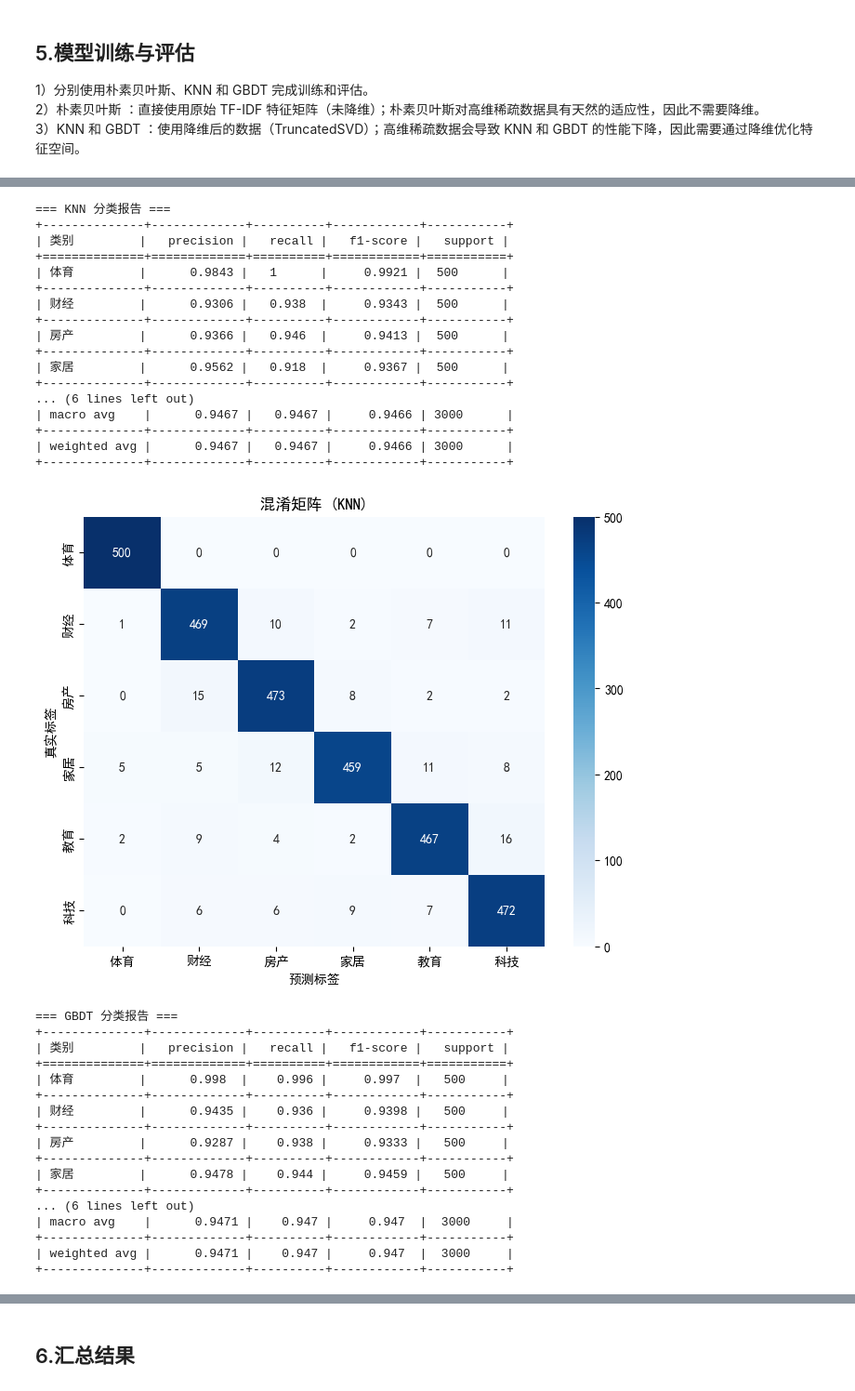
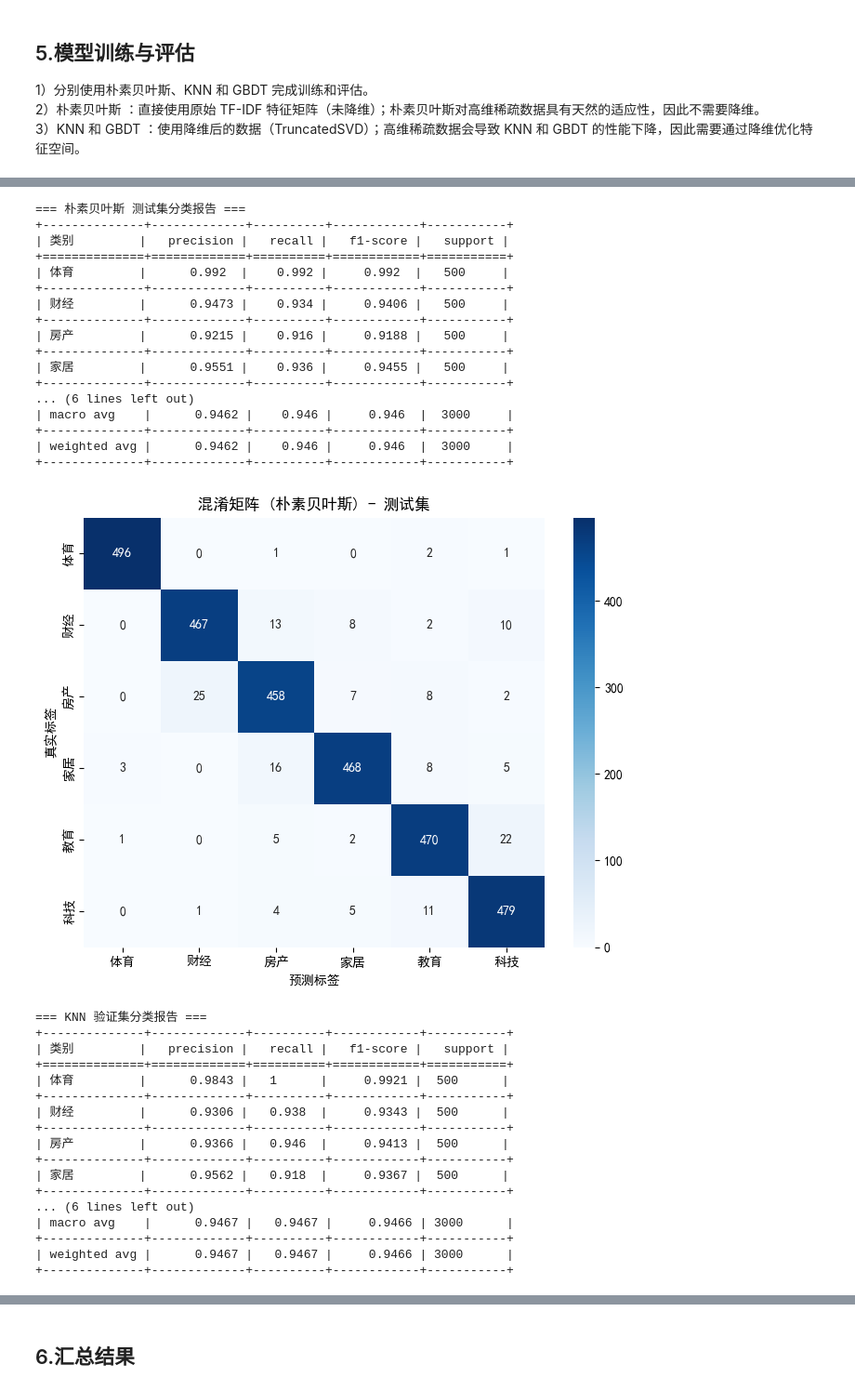
Before and after one commit to W-xinran/chinese-text-classification, a Jupyter notebook: chinese-text-classification.ipynb, the cells around one changed output, grey strips where cells are left out. Shown: that part at 93% size. Cells and saved outputs as stored; diff of their text form; code cells hidden in the pictures.

```diff
--- a/chinese-text-classification.ipynb
+++ b/chinese-text-classification.ipynb
@@ -181,7 +181,7 @@ def evaluate_model(model, X_val, y_val, model_name="Model"):
     report_df.index.name = "类别"
 
     # 打印带框线的表格
-    print(f"\n=== {model_name} 分类报告 ===")
+    print(f"\n=== {model_name} 验证集分类报告 ===")
     print(tabulate(report_df, headers="keys", tablefmt="grid"))
 
     # 输出混淆矩阵热力图
@@ -206,18 +206,56 @@ def evaluate_model(model, X_val, y_val, model_name="Model"):
         "Weighted F1-Score": report_dict['weighted avg']['f1-score']
     }
 
+def evaluate_on_test_set(model, X_test, y_test, model_name="Model"):
+    """评估模型在测试集上的性能"""
+    y_pred = model.predict(X_test)
+
+    # 获取分类报告
+    report_dict = classification_report(y_test, y_pred, target_names=["体育", "财经", "房产", "家居", "教育", "科技"], output_dict=True)
+    report_df = pd.DataFrame(report_dict).T.round(4)
+    report_df.index.name = "类别"
+
+    # 打印带框线的表格
+    print(f"\n=== {model_name} 测试集分类报告 ===")
+    print(tabulate(report_df, headers="keys", tablefmt="grid"))
+
+    # 输出混淆矩阵热力图
+    cm = confusion_matrix(y_test, y_pred)
+    plt.figure(figsize=(8, 6))
+    sns.heatmap(cm, annot=True, fmt="d", cmap="Blues",
+                xticklabels=["体育", "财经", "房产", "家居", "教育", "科技"],
+                yticklabels=["体育", "财经", "房产", "家居", "教育", "科技"])
+    plt.xlabel("预测标签")
+    plt.ylabel("真实标签")
+    plt.title(f"混淆矩阵 ({model_name}) - 测试集")
+    plt.show()
+
+    return {
+        "Model": model_name,
+        "Accuracy": accuracy_score(y_test, y_pred),
+        "Macro Precision": report_dict['macro avg']['precision'],
+        "Macro Recall": report_dict['macro avg']['recall'],
+        "Macro F1-Score": report_dict['macro avg']['f1-score'],
+        "Weighted Precision": report_dict['weighted avg']['precision'],
+        "Weighted Recall": report_dict['weighted avg']['recall'],
+        "Weighted F1-Score": report_dict['weighted avg']['f1-score']
+    }
+
 # 训练朴素贝叶斯模型
 nb_model = MultinomialNB()
 nb_model.fit(X_train, train_labels)
-nb_results = evaluate_model(nb_model, X_val, val_labels, model_name="朴素贝叶斯")
+nb_val_results = evaluate_model(nb_model, X_val, val_labels, model_name="朴素贝叶斯")
+nb_test_results = evaluate_on_test_set(nb_model, X_test, test_labels, model_name="朴素贝叶斯")
 
 # 训练 KNN 模型（使用余弦相似度）
-knn_model = KNeighborsClassifier(n_neighbors=5, metric='cosine', n_jobs=-1)#使用所有可用的 CPU 核心加速计算
+knn_model = KNeighborsClassifier(n_neighbors=5, metric='cosine', n_jobs=-1)
 knn_model.fit(X_train_svd, train_labels)
-knn_results = evaluate_model(knn_model, X_val_svd, val_labels, model_name="KNN")
+knn_val_results = evaluate_model(knn_model, X_val_svd, val_labels, model_name="KNN")
+knn_test_results = evaluate_on_test_set(knn_model, X_test_svd, test_labels, model_name="KNN")
 
 # 训练 GBDT 模型
 gbdt_model = GradientBoostingClassifier(n_estimators=50, max_depth=5, random_state=42)
 gbdt_model.fit(X_train_svd, train_labels)
-gbdt_results = evaluate_model(gbdt_model, X_val_svd, val_labels, model_name="GBDT")
+gbdt_val_results = evaluate_model(gbdt_model, X_val_svd, val_labels, model_name="GBDT")
+gbdt_test_results = evaluate_on_test_set(gbdt_model, X_test_svd, test_labels, model_name="GBDT")
 # %% [output]
@@ -225,52 +263,52 @@ gbdt_results = evaluate_model(gbdt_model, X_val_svd, val_labels, model_name="GBD
 +--------------+-------------+----------+------------+-----------+
 | 类别         |   precision |   recall |   f1-score |   support |
 +==============+=============+==========+============+===========+
 | 体育         |      0.9901 |    0.998 |     0.994  |   500     |
 +--------------+-------------+----------+------------+-----------+
 | 财经         |      0.9328 |    0.916 |     0.9243 |   500     |
 +--------------+-------------+----------+------------+-----------+
 | 房产         |      0.9287 |    0.938 |     0.9333 |   500     |
 +--------------+-------------+----------+------------+-----------+
 | 家居         |      0.945  |    0.928 |     0.9364 |   500     |
 +--------------+-------------+----------+------------+-----------+
 ... (6 lines left out)
 | macro avg    |      0.942  |    0.942 |     0.9419 |  3000     |
 +--------------+-------------+----------+------------+-----------+
 | weighted avg |      0.942  |    0.942 |     0.9419 |  3000     |
 +--------------+-------------+----------+------------+-----------+
 [figure]
-=== KNN 分类报告 ===
+=== 朴素贝叶斯 测试集分类报告 ===
 +--------------+-------------+----------+------------+-----------+
 | 类别         |   precision |   recall |   f1-score |   support |
 +==============+=============+==========+============+===========+
-| 体育         |      0.9843 |   1      |     0.9921 |  500      |
+| 体育         |      0.992  |    0.992 |     0.992  |   500     |
 +--------------+-------------+----------+------------+-----------+
-| 财经         |      0.9306 |   0.938  |     0.9343 |  500      |
+| 财经         |      0.9473 |    0.934 |     0.9406 |   500     |
 +--------------+-------------+----------+------------+-----------+
-| 房产         |      0.9366 |   0.946  |     0.9413 |  500      |
+| 房产         |      0.9215 |    0.916 |     0.9188 |   500     |
 +--------------+-------------+----------+------------+-----------+
-| 家居         |      0.9562 |   0.918  |     0.9367 |  500      |
+| 家居         |      0.9551 |    0.936 |     0.9455 |   500     |
 +--------------+-------------+----------+------------+-----------+
 ... (6 lines left out)
-| macro avg    |      0.9467 |   0.9467 |     0.9466 | 3000      |
+| macro avg    |      0.9462 |    0.946 |     0.946  |  3000     |
 +--------------+-------------+----------+------------+-----------+
-| weighted avg |      0.9467 |   0.9467 |     0.9466 | 3000      |
+| weighted avg |      0.9462 |    0.946 |     0.946  |  3000     |
 +--------------+-------------+----------+------------+-----------+
-[figure, old version]
+[figure, new version]
-=== GBDT 分类报告 ===
+=== KNN 验证集分类报告 ===
 +--------------+-------------+----------+------------+-----------+
 | 类别         |   precision |   recall |   f1-score |   support |
 +==============+=============+==========+============+===========+
-| 体育         |      0.998  |    0.996 |     0.997  |   500     |
+| 体育         |      0.9843 |   1      |     0.9921 |  500      |
 +--------------+-------------+----------+------------+-----------+
-| 财经         |      0.9435 |    0.936 |     0.9398 |   500     |
+| 财经         |      0.9306 |   0.938  |     0.9343 |  500      |
 +--------------+-------------+----------+------------+-----------+
-| 房产         |      0.9287 |    0.938 |     0.9333 |   500     |
+| 房产         |      0.9366 |   0.946  |     0.9413 |  500      |
 +--------------+-------------+----------+------------+-----------+
-| 家居         |      0.9478 |    0.944 |     0.9459 |   500     |
+| 家居         |      0.9562 |   0.918  |     0.9367 |  500      |
 +--------------+-------------+----------+------------+-----------+
 ... (6 lines left out)
-| macro avg    |      0.9471 |    0.947 |     0.947  |  3000     |
+| macro avg    |      0.9467 |   0.9467 |     0.9466 | 3000      |
 +--------------+-------------+----------+------------+-----------+
-| weighted avg |      0.9471 |    0.947 |     0.947  |  3000     |
+| weighted avg |      0.9467 |   0.9467 |     0.9466 | 3000      |
 +--------------+-------------+----------+------------+-----------+
```
Also changed, not shown: parts of 3 cells of this notebook.
